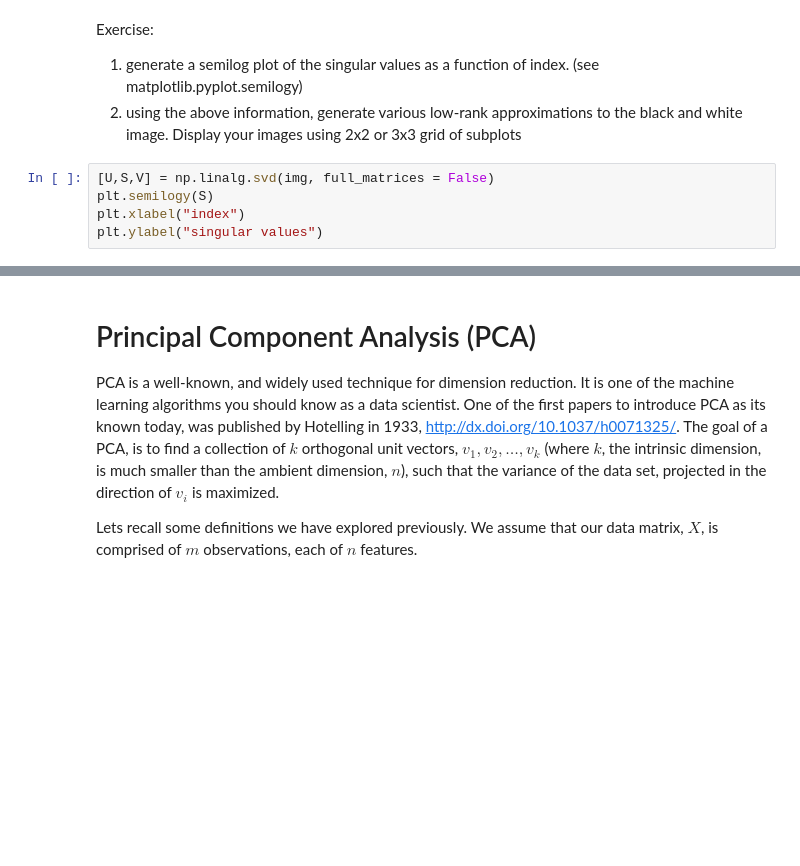
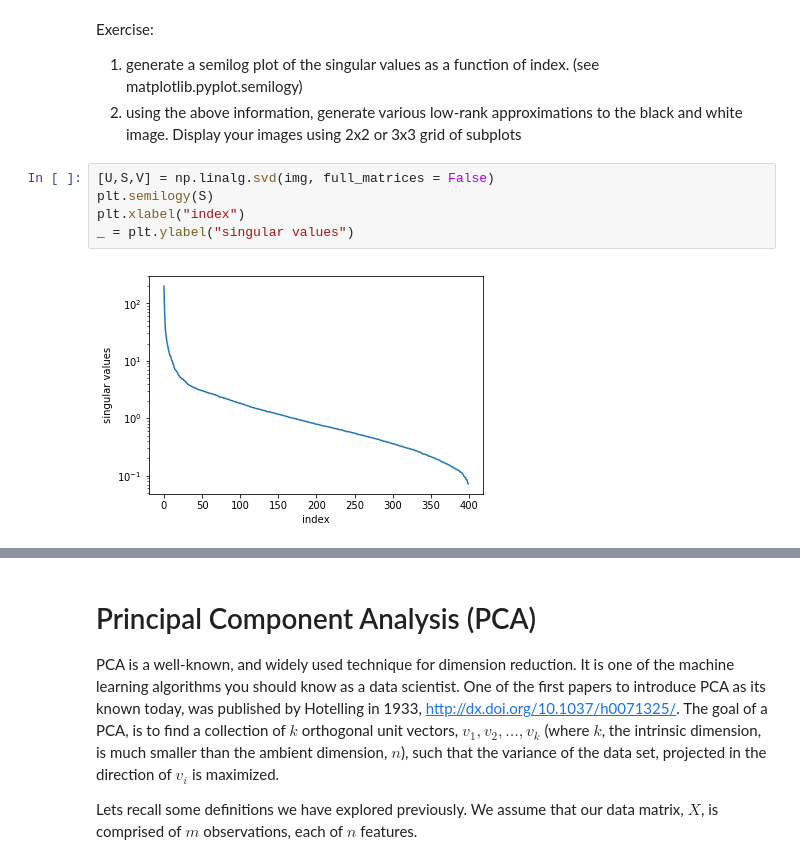
Before and after one commit to ongbw/UN5550-Fall2018, a Jupyter notebook: lectures/Week09.ipynb, the cells around one changed output, grey strips where cells are left out. Cells and saved outputs as stored; diff of their text form; blank space fills up the shorter version.

```diff
--- a/lectures/Week09.ipynb
+++ b/lectures/Week09.ipynb
@@ -116,5 +127,7 @@ Exercise:
 # %%
 [U,S,V] = np.linalg.svd(img, full_matrices = False)
 plt.semilogy(S)
 plt.xlabel("index")
-plt.ylabel("singular values")
+_ = plt.ylabel("singular values")
+# %% [output]
+[figure, added]
```
Also changed, not shown: parts of 3 cells of this notebook.
